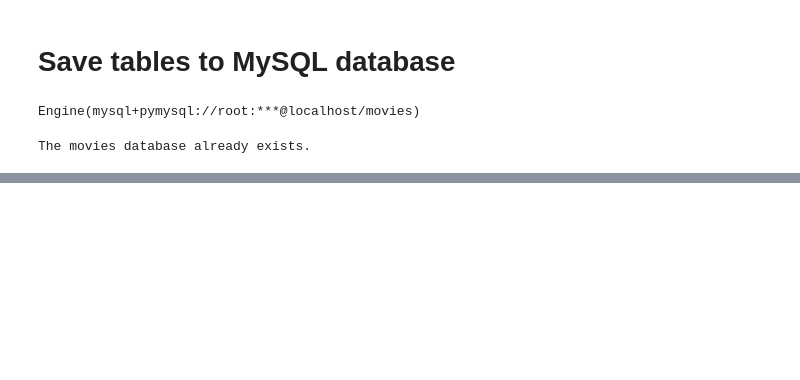
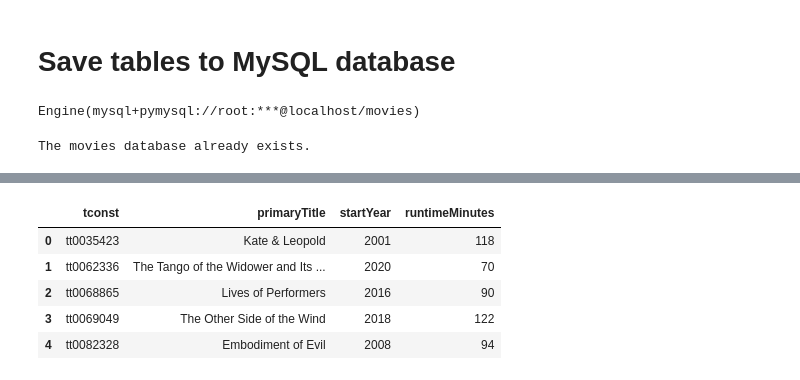
Before and after one commit to RosaR02/Movie-Performance, a Jupyter notebook: part3-SQL.ipynb, the cells around one changed output, grey strips where cells are left out. Cells and saved outputs as stored; diff of their text form; code cells hidden in the pictures; blank space fills up the shorter version.

```diff
--- a/part3-SQL.ipynb
+++ b/part3-SQL.ipynb
@@ -484,0 +500,16 @@ pd.read_sql_query(sql, engine)
+# %%
+# show tables in title_basics db
+q = """
+SELECT *
+FROM title_basics
+LIMIT 5;
+"""
+
+pd.read_sql(q, engine)
+# %% [output]
+|  | tconst | primaryTitle | startYear | runtimeMinutes |
+| 0 | tt0035423 | Kate & Leopold | 2001 | 118 |
+| 1 | tt0062336 | The Tango of the Widower and Its ... | 2020 | 70 |
+| 2 | tt0068865 | Lives of Performers | 2016 | 90 |
+| 3 | tt0069049 | The Other Side of the Wind | 2018 | 122 |
+| 4 | tt0082328 | Embodiment of Evil | 2008 | 94 |
```
Also changed, not shown: parts of 12 cells of this notebook.
